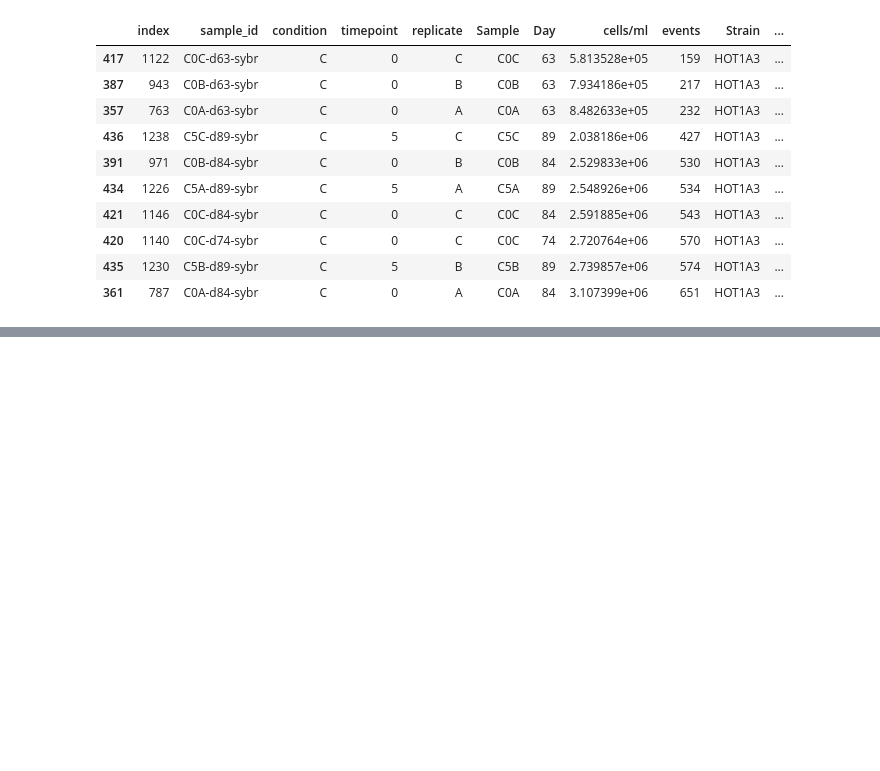
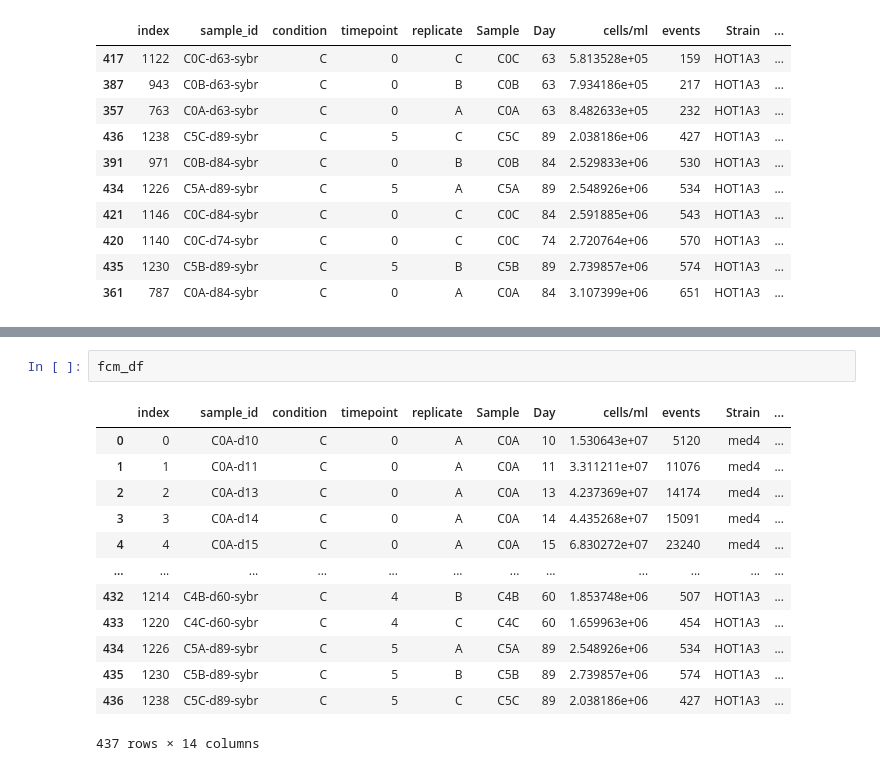
Before and after one commit to wosnat/CC1A3, a Jupyter notebook: FCM/cc1A3 notebook.ipynb, the cells around one changed output, grey strips where cells are left out. Saved outputs shown, nothing was run; the diff lists cells and outputs as text; blank space fills up the shorter version.

```diff
--- a/FCM/cc1A3 notebook.ipynb
+++ b/FCM/cc1A3 notebook.ipynb
@@ -642,0 +659,16 @@ fcm_df.loc[(fcm_df.Day > 60) & fcm_df.group.isin(['1A3 (CC)'])].nsmallest(10, 'c
+# %%
+fcm_df
+# %% [output]
+|  | index | sample_id | condition | timepoint | replicate | Sample | Day | cells/ml | events | Strain | ... |
+| 0 | 0 | C0A-d10 | C | 0 | A | C0A | 10 | 1.530643e+07 | 5120 | med4 | ... |
+| 1 | 1 | C0A-d11 | C | 0 | A | C0A | 11 | 3.311211e+07 | 11076 | med4 | ... |
+| 2 | 2 | C0A-d13 | C | 0 | A | C0A | 13 | 4.237369e+07 | 14174 | med4 | ... |
+| 3 | 3 | C0A-d14 | C | 0 | A | C0A | 14 | 4.435268e+07 | 15091 | med4 | ... |
+| 4 | 4 | C0A-d15 | C | 0 | A | C0A | 15 | 6.830272e+07 | 23240 | med4 | ... |
+| ... | ... | ... | ... | ... | ... | ... | ... | ... | ... | ... | ... |
+| 432 | 1214 | C4B-d60-sybr | C | 4 | B | C4B | 60 | 1.853748e+06 | 507 | HOT1A3 | ... |
+| 433 | 1220 | C4C-d60-sybr | C | 4 | C | C4C | 60 | 1.659963e+06 | 454 | HOT1A3 | ... |
+| 434 | 1226 | C5A-d89-sybr | C | 5 | A | C5A | 89 | 2.548926e+06 | 534 | HOT1A3 | ... |
+| 435 | 1230 | C5B-d89-sybr | C | 5 | B | C5B | 89 | 2.739857e+06 | 574 | HOT1A3 | ... |
+| 436 | 1238 | C5C-d89-sybr | C | 5 | C | C5C | 89 | 2.038186e+06 | 427 | HOT1A3 | ... |
+437 rows × 14 columns
```
Also changed, not shown: parts of 14 cells of this notebook, 1 other file.
